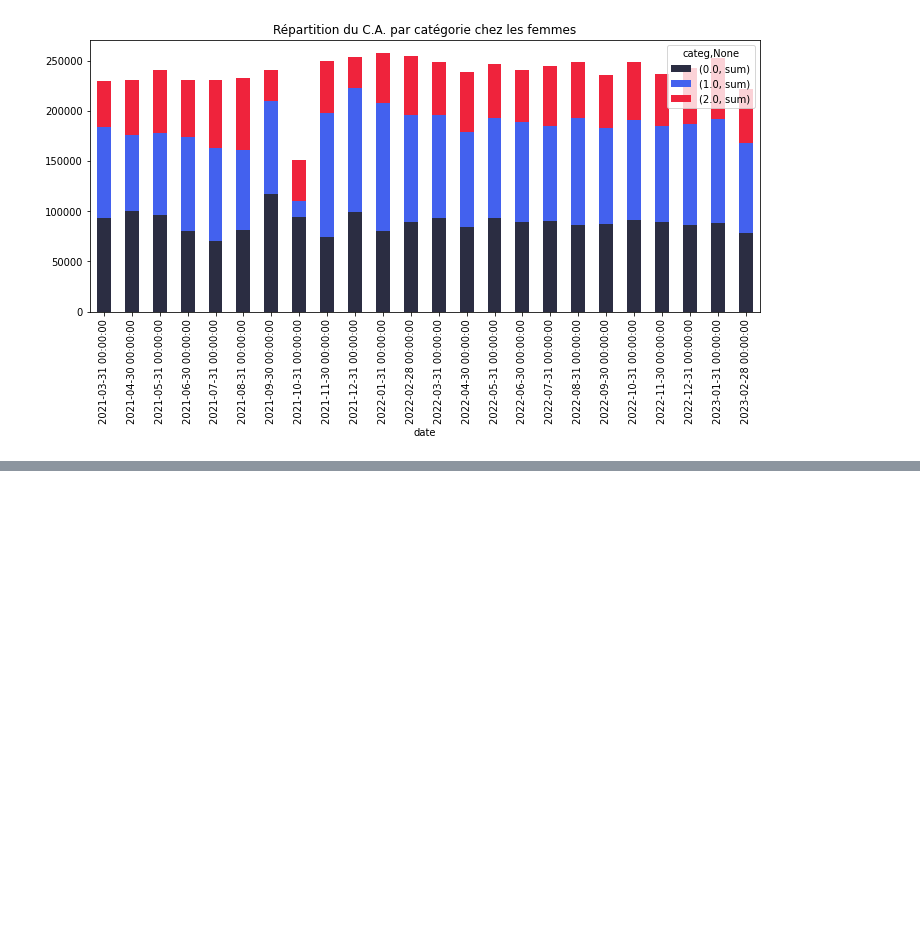
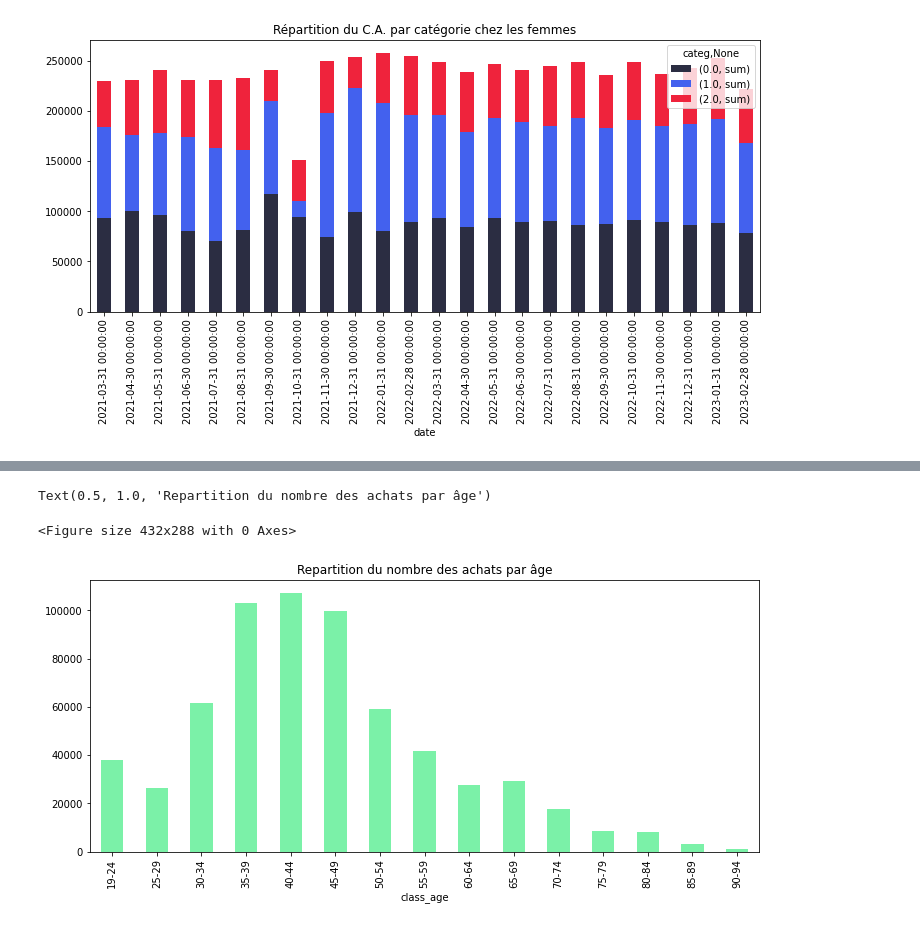
Before and after one commit to Valeeew/Analyze-bookstore-sales, a Jupyter notebook: Turnover_analyze.ipynb, the cells around one changed output, grey strips where cells are left out. Saved outputs shown, nothing was run; the diff lists cells and outputs as text; code cells hidden in the pictures; blank space fills up the shorter version.

```diff
--- a/Turnover_analyze.ipynb
+++ b/Turnover_analyze.ipynb
@@ -272,0 +276,2 @@ Text(0.5, 1.0, 'Répartition du C.A. par catégorie chez les femmes')
+# %%
+age = dfc.groupby("class_age").agg({"client_id":"count", "price":"sum"})
@@ -272,0 +299,8 @@ Text(0.5, 1.0, 'Répartition du C.A. par catégorie chez les femmes')
+# %%
+plt.figure()
+age.client_id.plot(kind="bar", color= "#7bf1a8", legend= False, figsize=[12,5])
+plt.title("Repartition du nombre des achats par âge")
+# %% [output]
+Text(0.5, 1.0, 'Repartition du nombre des achats par âge')
+<Figure size 432x288 with 0 Axes>
+[figure, added]
```
Also changed, not shown: parts of 10 cells of this notebook.
